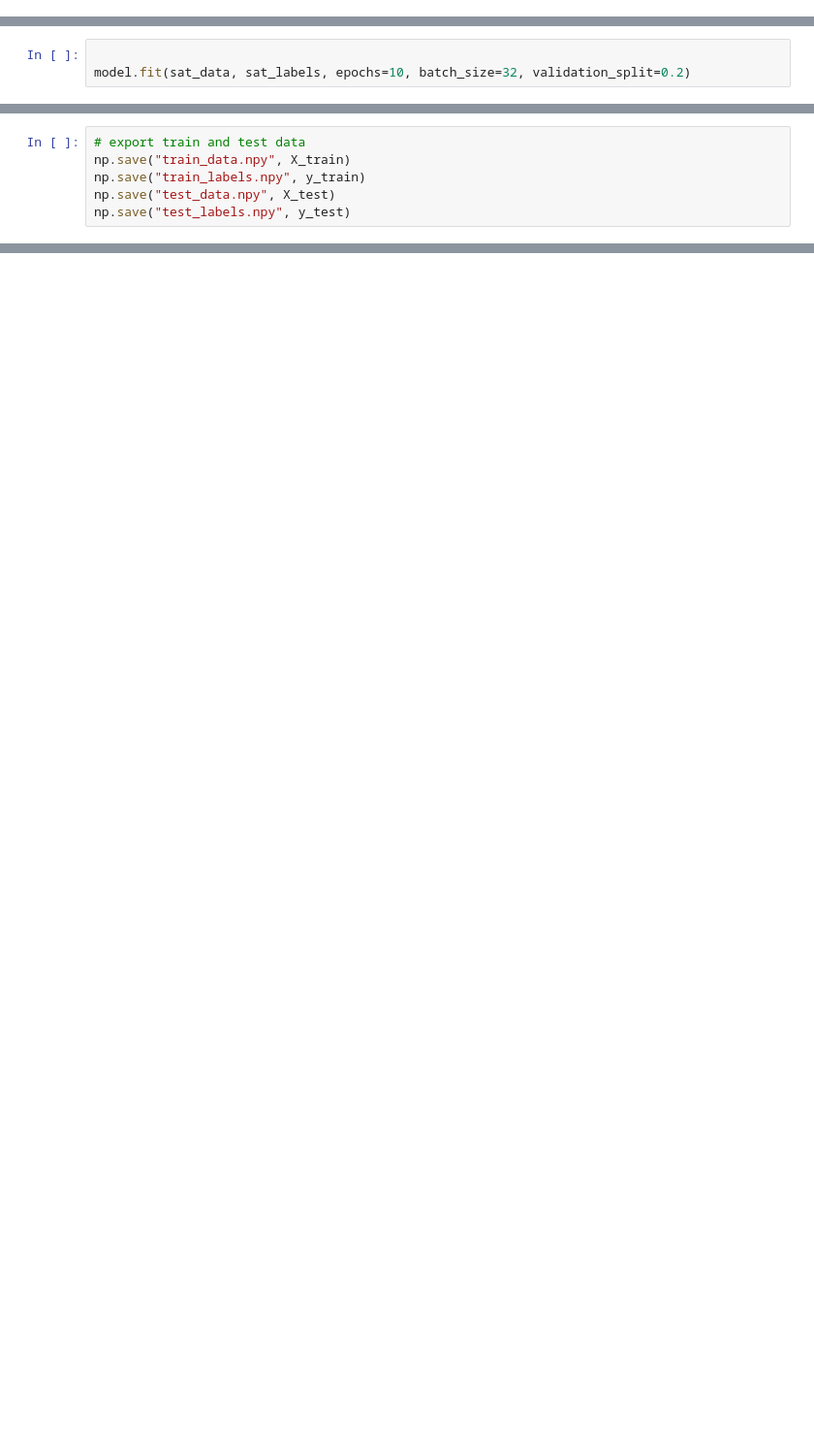
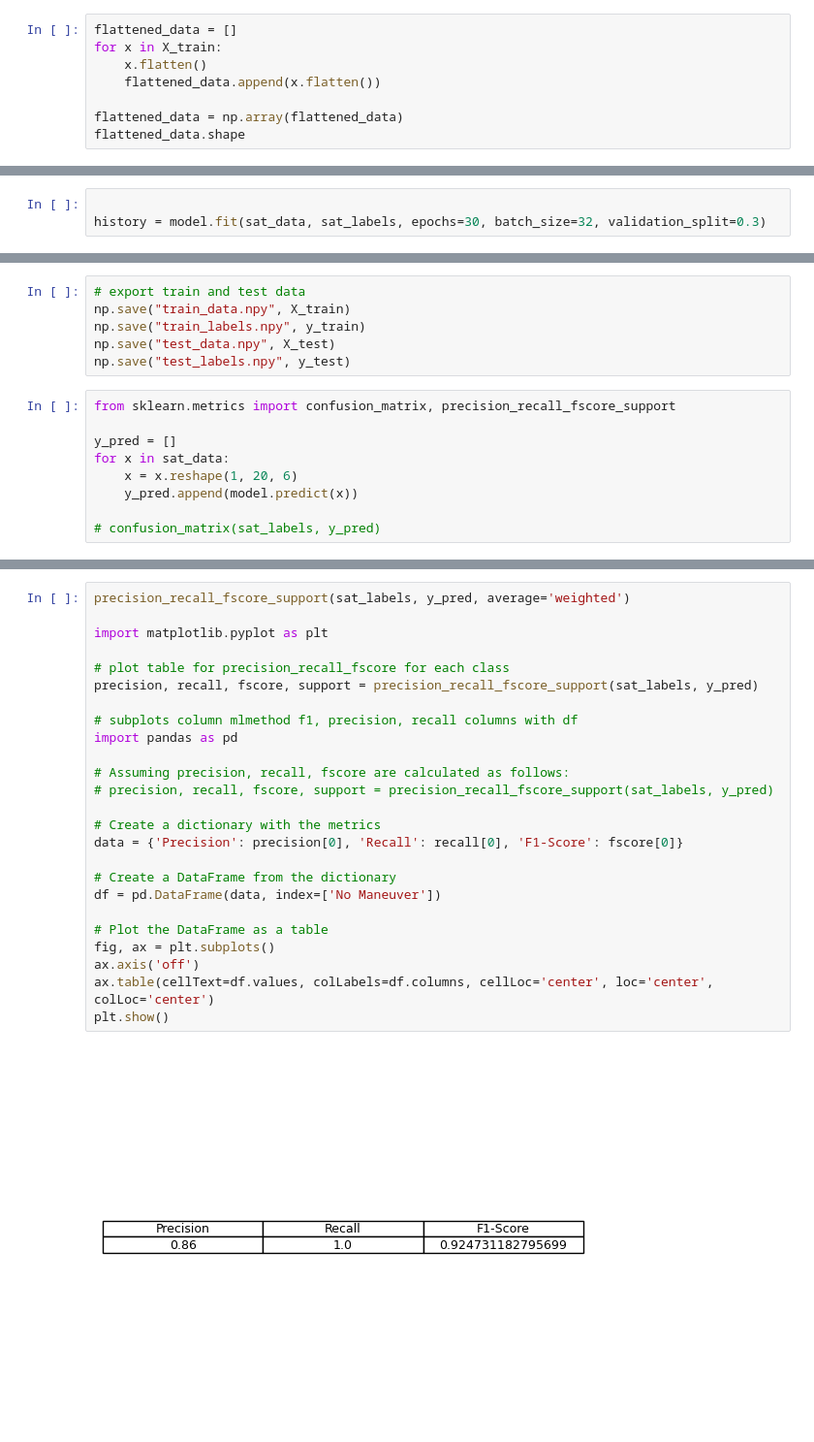
Before and after one commit to adrianytw/2dcnn-station-keeping-maneuver-detection, a Jupyter notebook: 3-model.ipynb, the cells around one changed output, grey strips where cells are left out. Shown: that part at 97% size. Cells and saved outputs as stored; diff of their text form; blank space fills up the shorter version.

```diff
--- a/3-model.ipynb
+++ b/3-model.ipynb
@@ -94,0 +99,8 @@ sat_data.shape
+# %%
+flattened_data = []
+for x in X_train:
+    x.flatten()
+    flattened_data.append(x.flatten())
+
+flattened_data = np.array(flattened_data)
+flattened_data.shape
@@ -95,4 +123,4 @@ sat_data.shape
 # %%
 
-model.fit(sat_data, sat_labels, epochs=10, batch_size=32, validation_split=0.2)
+history = model.fit(sat_data, sat_labels, epochs=30, batch_size=32, validation_split=0.3)
 # %% [output]
@@ -140,3 +167,12 @@ np.save("train_data.npy", X_train)
 np.save("train_labels.npy", y_train)
 np.save("test_data.npy", X_test)
 np.save("test_labels.npy", y_test)
+# %%
+from sklearn.metrics import confusion_matrix, precision_recall_fscore_support
+
+y_pred = []
+for x in sat_data:
+    x = x.reshape(1, 20, 6)
+    y_pred.append(model.predict(x))
+
+# confusion_matrix(sat_labels, y_pred)
@@ -142,0 +197,27 @@ np.save("test_labels.npy", y_test)
+# %%
+precision_recall_fscore_support(sat_labels, y_pred, average='weighted')
+
+import matplotlib.pyplot as plt
+
+# plot table for precision_recall_fscore for each class
+precision, recall, fscore, support = precision_recall_fscore_support(sat_labels, y_pred)
+
+# subplots column mlmethod f1, precision, recall columns with df
+import pandas as pd
+
+# Assuming precision, recall, fscore are calculated as follows:
+# precision, recall, fscore, support = precision_recall_fscore_support(sat_labels, y_pred)
+
+# Create a dictionary with the metrics
+data = {'Precision': precision[0], 'Recall': recall[0], 'F1-Score': fscore[0]}
+
+# Create a DataFrame from the dictionary
+df = pd.DataFrame(data, index=['No Maneuver'])
+
+# Plot the DataFrame as a table
+fig, ax = plt.subplots()
+ax.axis('off')
+ax.table(cellText=df.values, colLabels=df.columns, cellLoc='center', loc='center', colLoc='center')
+plt.show()
+# %% [output]
+[figure, added]
```
Also changed, not shown: parts of 12 cells of this notebook, 15 other files.
